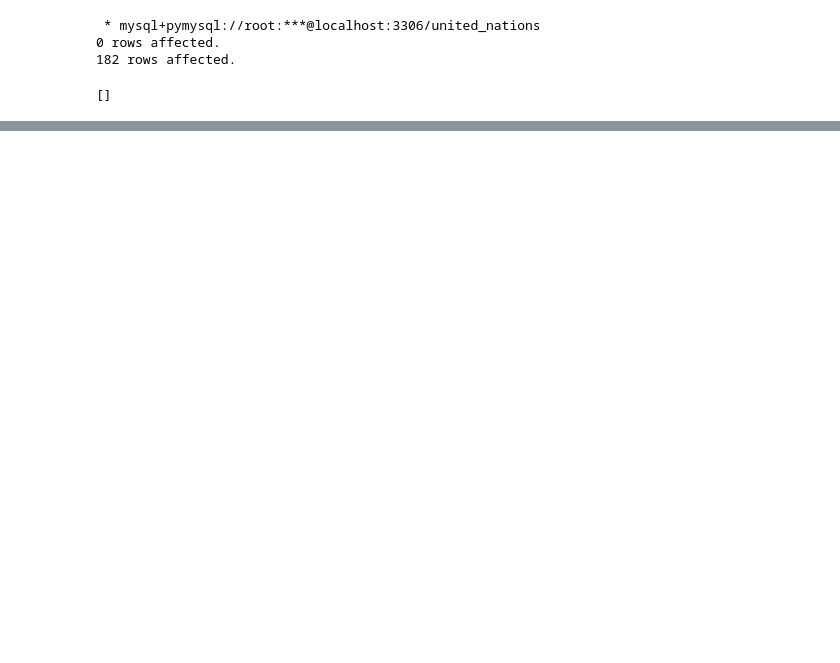
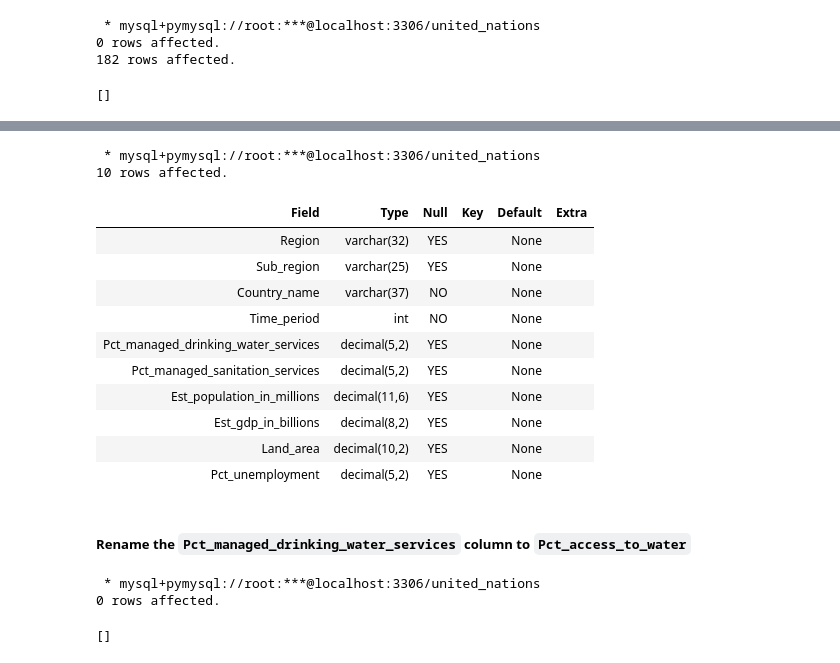
Before and after one commit to aaronGeb/sql_notebook, a Jupyter notebook: united_nations.ipynb, the cells around one changed output, grey strips where cells are left out. Saved outputs shown, nothing was run; the diff lists cells and outputs as text; code cells hidden in the pictures; blank space fills up the shorter version.

```diff
--- a/united_nations.ipynb
+++ b/united_nations.ipynb
@@ -103,0 +131,27 @@ FROM Access_to_Basic_Services
+# %%
+%%sql
+Describe Access_to_Basic_Services;
+# %% [output]
+ * mysql+pymysql://root:***@localhost:3306/united_nations
+10 rows affected.
+| Field | Type | Null | Key | Default | Extra |
+| Region | varchar(32) | YES |  | None |  |
+| Sub_region | varchar(25) | YES |  | None |  |
+| Country_name | varchar(37) | NO |  | None |  |
+| Time_period | int | NO |  | None |  |
+| Pct_managed_drinking_water_services | decimal(5,2) | YES |  | None |  |
+| Pct_managed_sanitation_services | decimal(5,2) | YES |  | None |  |
+| Est_population_in_millions | decimal(11,6) | YES |  | None |  |
+| Est_gdp_in_billions | decimal(8,2) | YES |  | None |  |
+| Land_area | decimal(10,2) | YES |  | None |  |
+| Pct_unemployment | decimal(5,2) | YES |  | None |  |
+# %% [markdown]
+   ##### Rename the `Pct_managed_drinking_water_services` column to `Pct_access_to_water`
+# %%
+%%sql
+ALTER TABLE Access_to_Basic_Services
+RENAME COLUMN Pct_managed_drinking_water_services to Pct_access_to_water
+# %% [output]
+ * mysql+pymysql://root:***@localhost:3306/united_nations
+0 rows affected.
+[]
```
Also changed, not shown: parts of 16 cells of this notebook.
